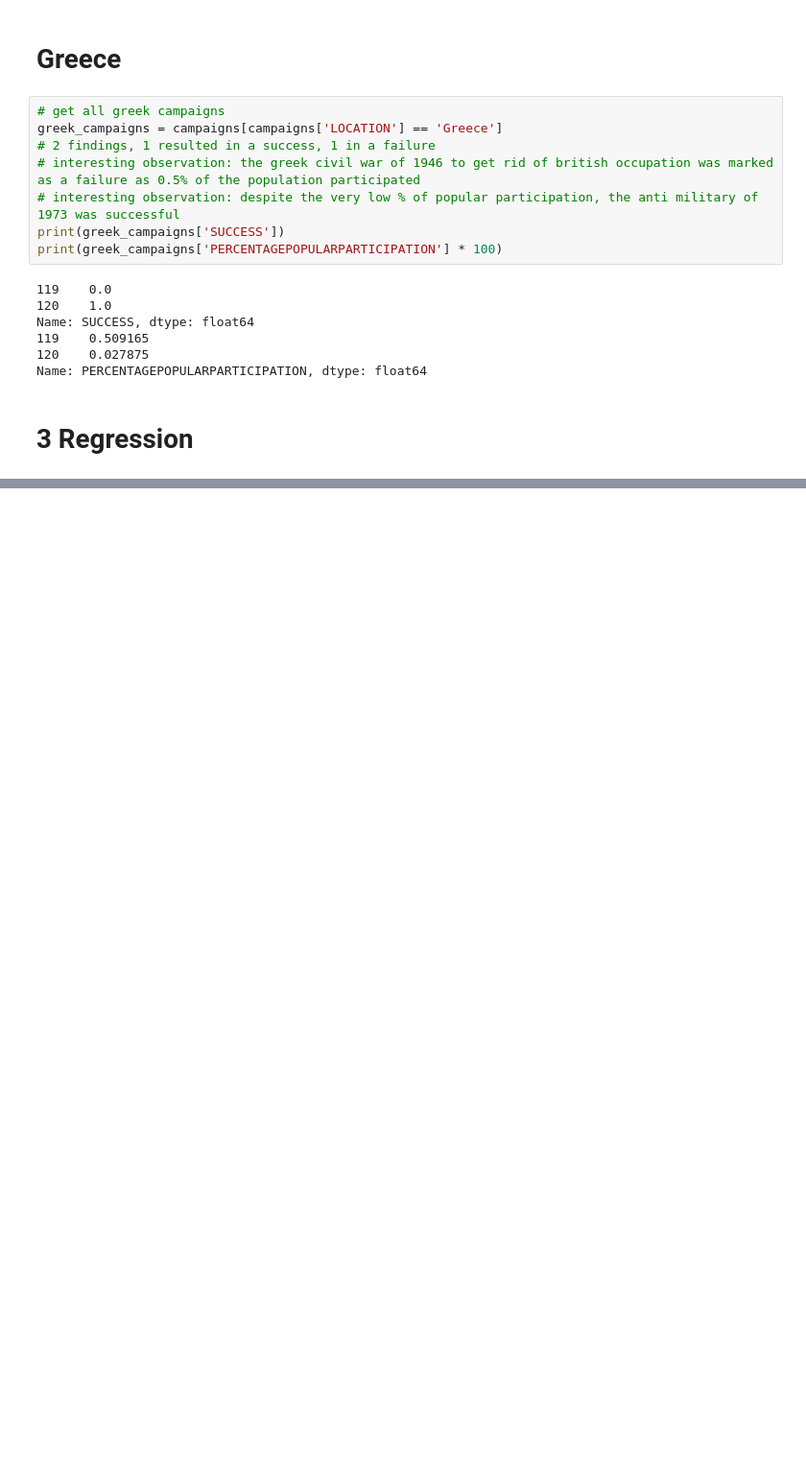
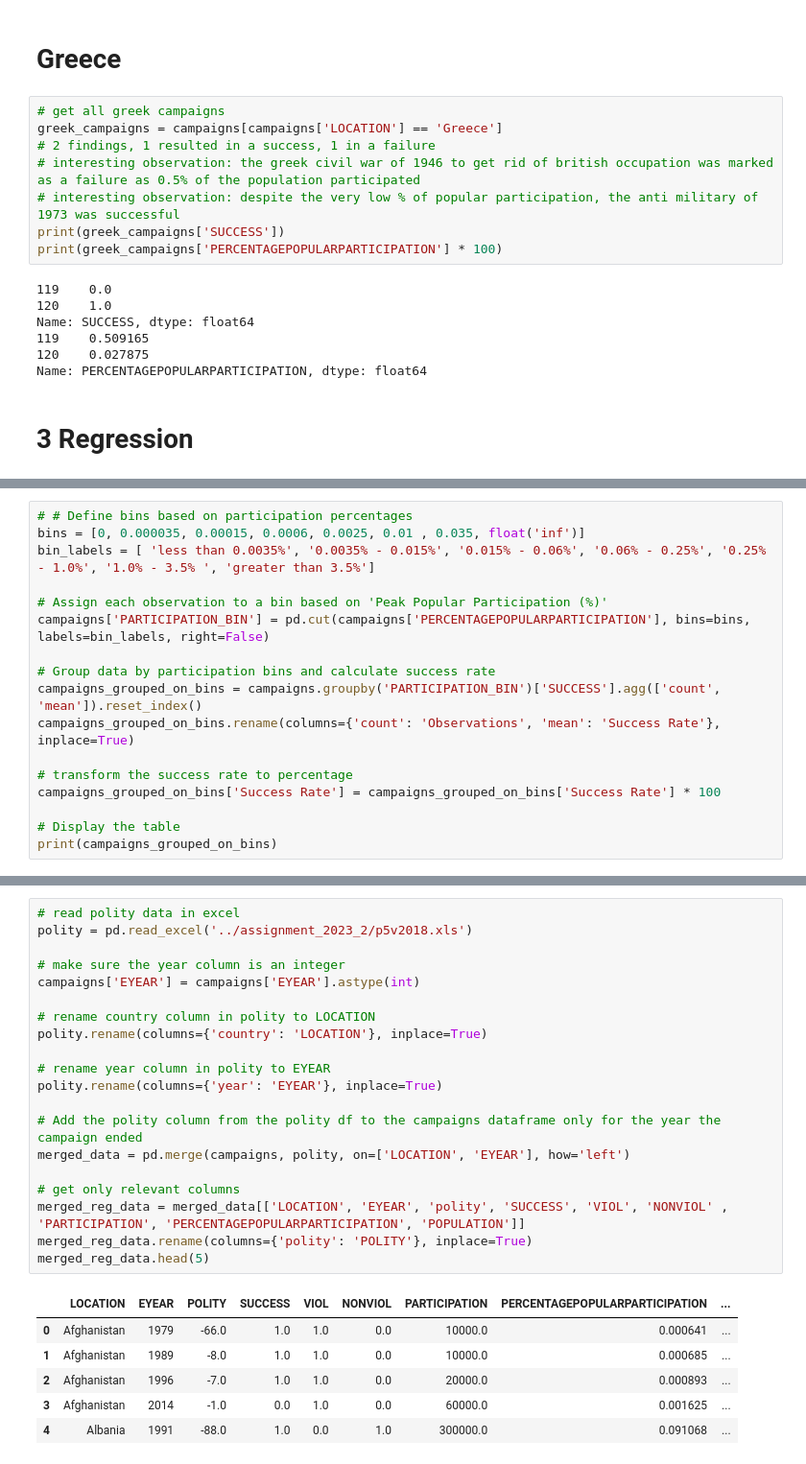
Before and after one commit to nickkatsios/civil-resistance-analysis, a Jupyter notebook: civil_resistance_analysis/analysis.ipynb, the cells around one changed output, grey strips where cells are left out. Shown at 96% size. Drawn from its saved outputs; the diff is of its cells as text; blank space fills up the shorter version.

Commit message:
Improvements on 1st regression + table complete  + attempt for 2nd regression

```diff
--- a/civil_resistance_analysis/analysis.ipynb
+++ b/civil_resistance_analysis/analysis.ipynb
@@ -264,0 +272,17 @@ plt.show()
+# %%
+# # Define bins based on participation percentages
+bins = [0, 0.000035, 0.00015, 0.0006, 0.0025, 0.01 , 0.035, float('inf')]
+bin_labels = [ 'less than 0.0035%', '0.0035% - 0.015%', '0.015% - 0.06%', '0.06% - 0.25%', '0.25% - 1.0%', '1.0% - 3.5% ', 'greater than 3.5%']
+
+# Assign each observation to a bin based on 'Peak Popular Participation (%)'
+campaigns['PARTICIPATION_BIN'] = pd.cut(campaigns['PERCENTAGEPOPULARPARTICIPATION'], bins=bins, labels=bin_labels, right=False)
+
+# Group data by participation bins and calculate success rate
+campaigns_grouped_on_bins = campaigns.groupby('PARTICIPATION_BIN')['SUCCESS'].agg(['count', 'mean']).reset_index()
+campaigns_grouped_on_bins.rename(columns={'count': 'Observations', 'mean': 'Success Rate'}, inplace=True)
+
+# transform the success rate to percentage
+campaigns_grouped_on_bins['Success Rate'] = campaigns_grouped_on_bins['Success Rate'] * 100
+
+# Display the table
+print(campaigns_grouped_on_bins)
@@ -264,0 +319,27 @@ plt.show()
+# %%
+# read polity data in excel
+polity = pd.read_excel('../assignment_2023_2/p5v2018.xls')
+
+# make sure the year column is an integer
+campaigns['EYEAR'] = campaigns['EYEAR'].astype(int)
+
+# rename country column in polity to LOCATION
+polity.rename(columns={'country': 'LOCATION'}, inplace=True)
+
+# rename year column in polity to EYEAR
+polity.rename(columns={'year': 'EYEAR'}, inplace=True)
+
+# Add the polity column from the polity df to the campaigns dataframe only for the year the campaign ended
+merged_data = pd.merge(campaigns, polity, on=['LOCATION', 'EYEAR'], how='left')
+
+# get only relevant columns
+merged_reg_data = merged_data[['LOCATION', 'EYEAR', 'polity', 'SUCCESS', 'VIOL', 'NONVIOL' , 'PARTICIPATION', 'PERCENTAGEPOPULARPARTICIPATION', 'POPULATION']]
+merged_reg_data.rename(columns={'polity': 'POLITY'}, inplace=True)
+merged_reg_data.head(5)
+# %% [output]
+|  | LOCATION | EYEAR | POLITY | SUCCESS | VIOL | NONVIOL | PARTICIPATION | PERCENTAGEPOPULARPARTICIPATION | ... |
+| 0 | Afghanistan | 1979 | -66.0 | 1.0 | 1.0 | 0.0 | 10000.0 | 0.000641 | ... |
+| 1 | Afghanistan | 1989 | -8.0 | 1.0 | 1.0 | 0.0 | 10000.0 | 0.000685 | ... |
+| 2 | Afghanistan | 1996 | -7.0 | 1.0 | 1.0 | 0.0 | 20000.0 | 0.000893 | ... |
+| 3 | Afghanistan | 2014 | -1.0 | 0.0 | 1.0 | 0.0 | 60000.0 | 0.001625 | ... |
+| 4 | Albania | 1991 | -88.0 | 1.0 | 0.0 | 1.0 | 300000.0 | 0.091068 | ... |
```
Also changed, not shown: parts of 8 cells of this notebook, 2 other files.
